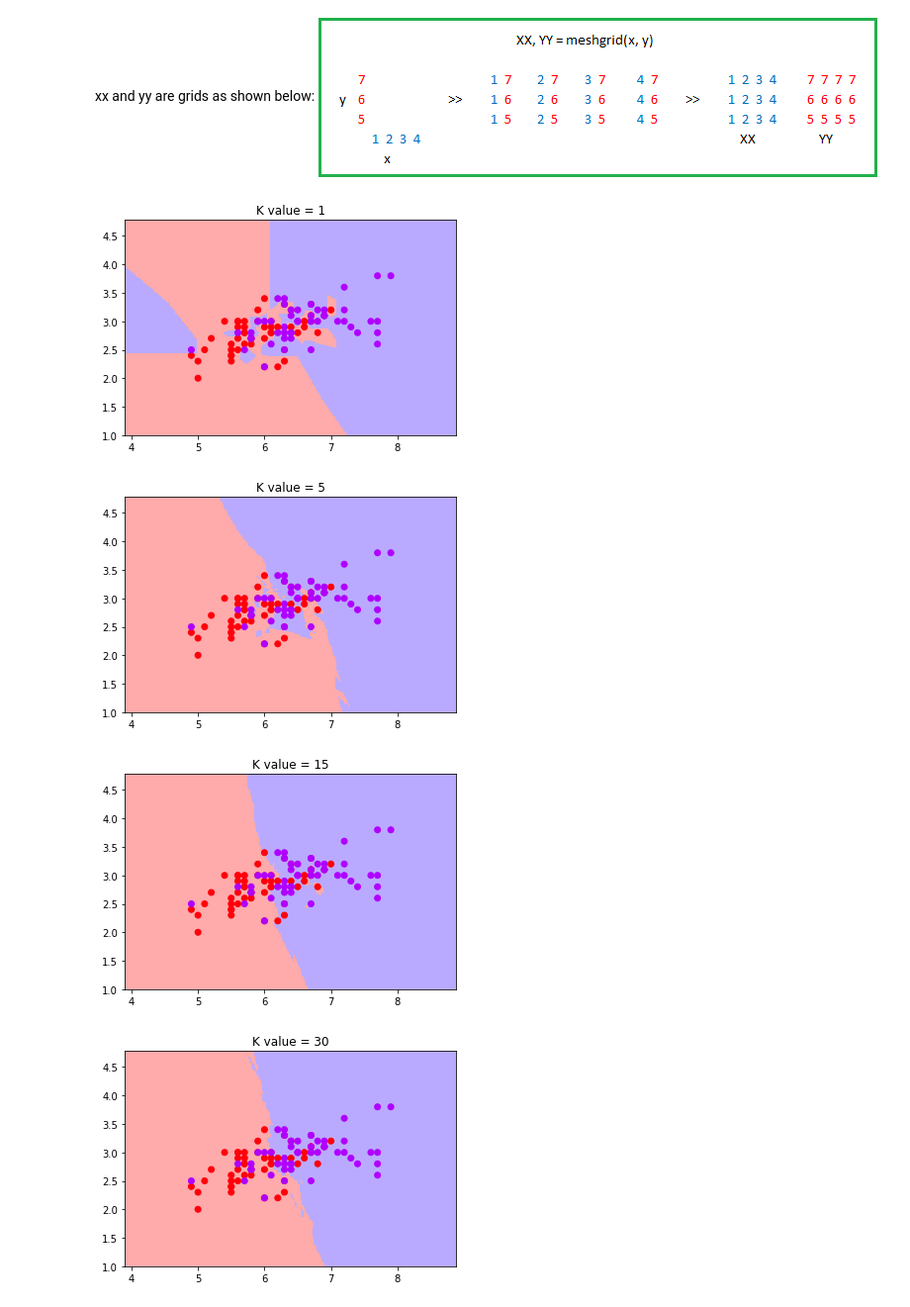
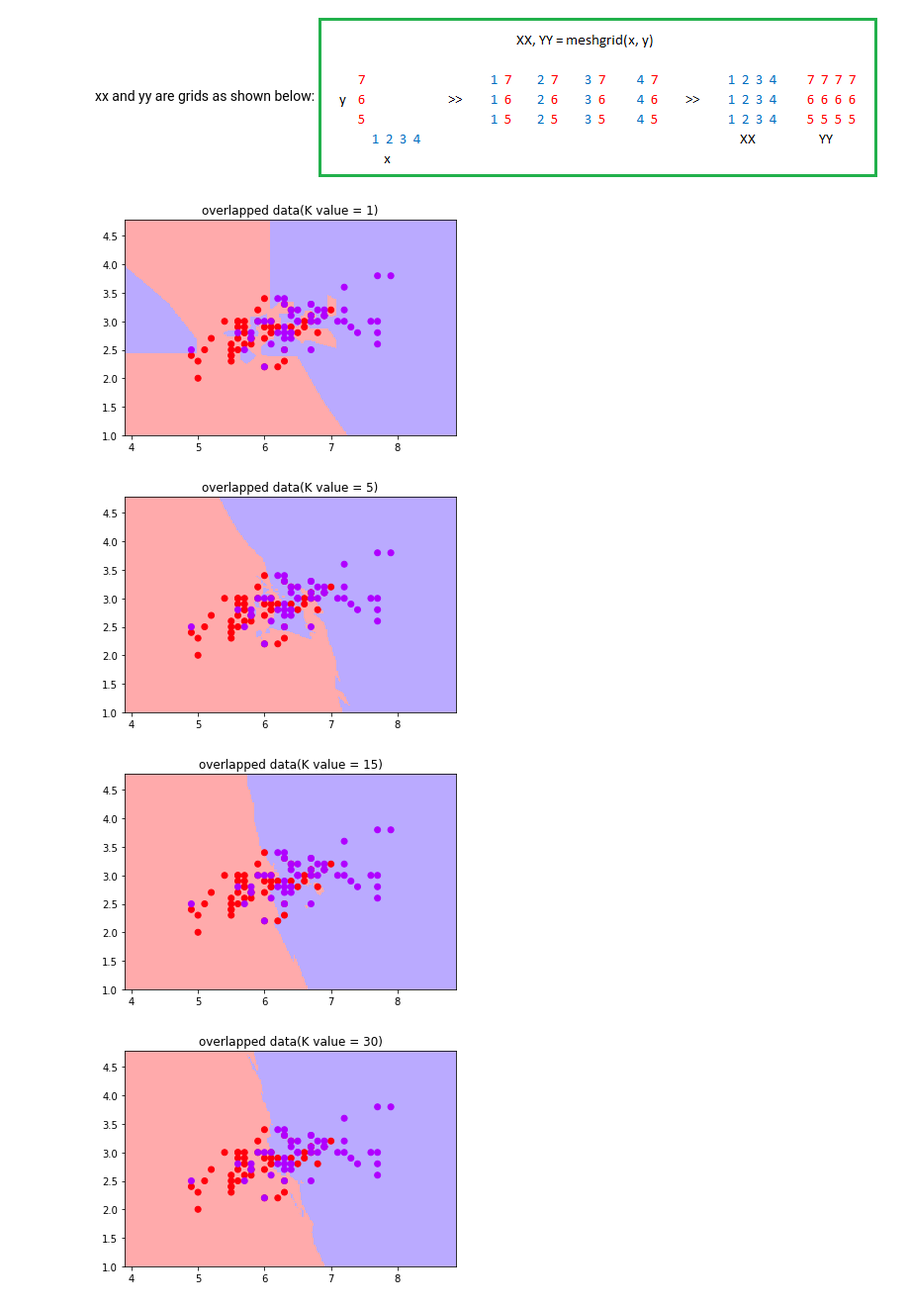
Before and after one commit to iamsims/PracticalAI, a Jupyter notebook: Notebooks/KNN.ipynb, the cells around one changed output. Shown at 99% size. Saved outputs shown, nothing was run; the diff lists cells and outputs as text; code cells hidden in the pictures.

Commit message:
KNN performed on various kinds of data

```diff
--- a/Notebooks/KNN.ipynb
+++ b/Notebooks/KNN.ipynb
@@ -4,7 +4,7 @@ import matplotlib.pyplot as plt
 from sklearn import neighbors
 from matplotlib.colors import ListedColormap
 # %%
-def knn_plot(data, n_neighbors=10):
+def knn_plot(data, title, n_neighbors=10):
     X= data[:, :2]
     y= data[:,2]
 
@@ -36,21 +36,20 @@ def knn_plot(data, n_neighbors=10):
     plt.xlim(xx.min(), xx.max())
     plt.ylim(yy.min(), yy.max())
 
-    plt.title('K value = '+str(n_neighbors))
-
+    plt.title(str(title)+'(K value = '+str(n_neighbors)+')')
     plt.show()
 # %% [markdown]
 xx and yy are grids as shown below:
 ![image.png](attachment:image.png)
 # %%
 data = np.genfromtxt('../Data/demo_data/6.overlap.csv', delimiter=',')
-knn_plot(data, 1)
-knn_plot(data, 5)
-knn_plot(data,15)
-knn_plot(data, 30)
-knn_plot(data, 50)
+knn_plot(data,'overlapped data', 1)
+knn_plot(data,'overlapped data', 5)
+knn_plot(data,'overlapped data',15)
+knn_plot(data,'overlapped data', 30)
+knn_plot(data,'overlapped data', 50)
 # %% [output]
-[figure, old version]
+[figure, new version]
-[figure, old version]
+[figure, new version]
-[figure, old version]
+[figure, new version]
-[figure, old version]
+[figure, new version]
```
Also changed, not shown: parts of 10 cells of this notebook, 8 other files.
